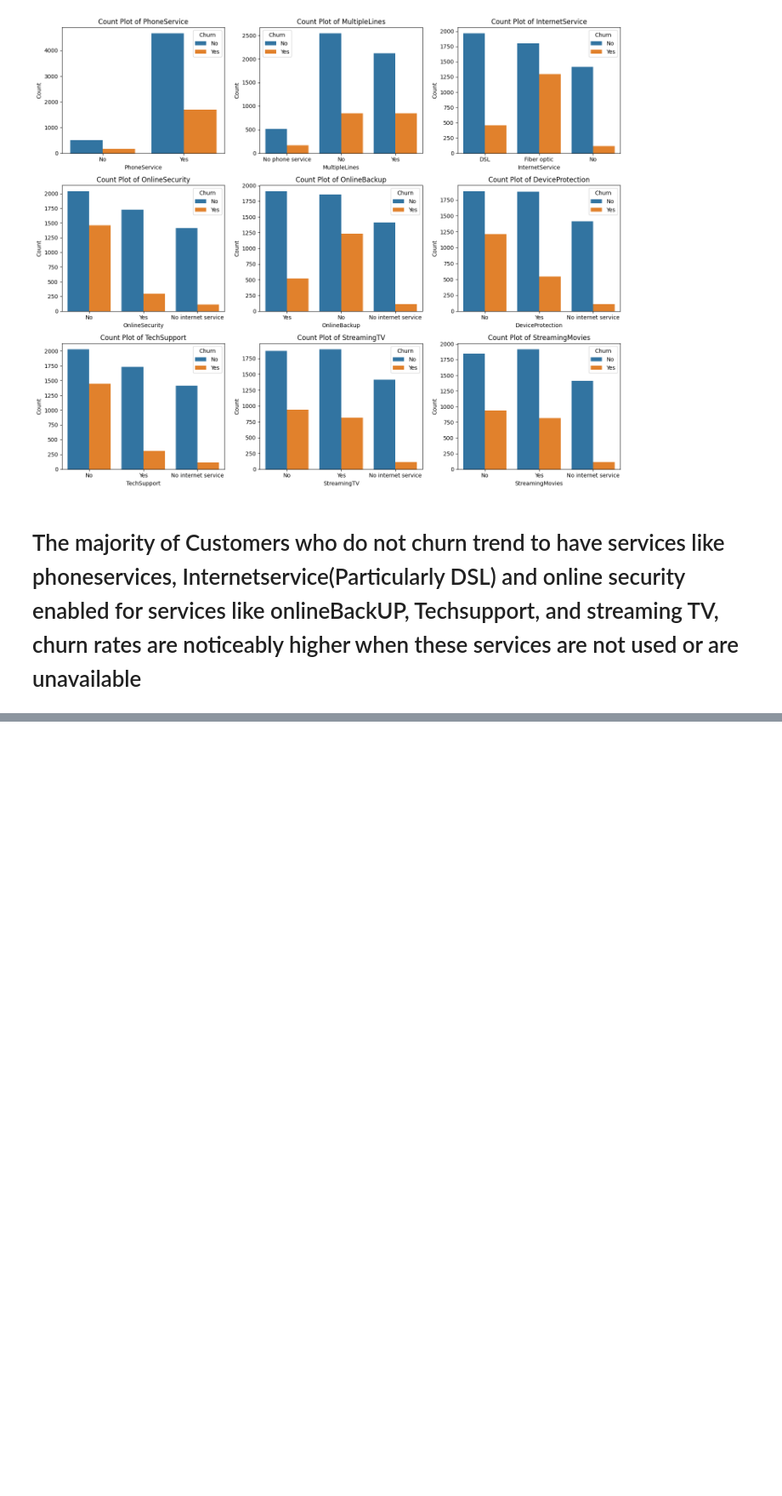
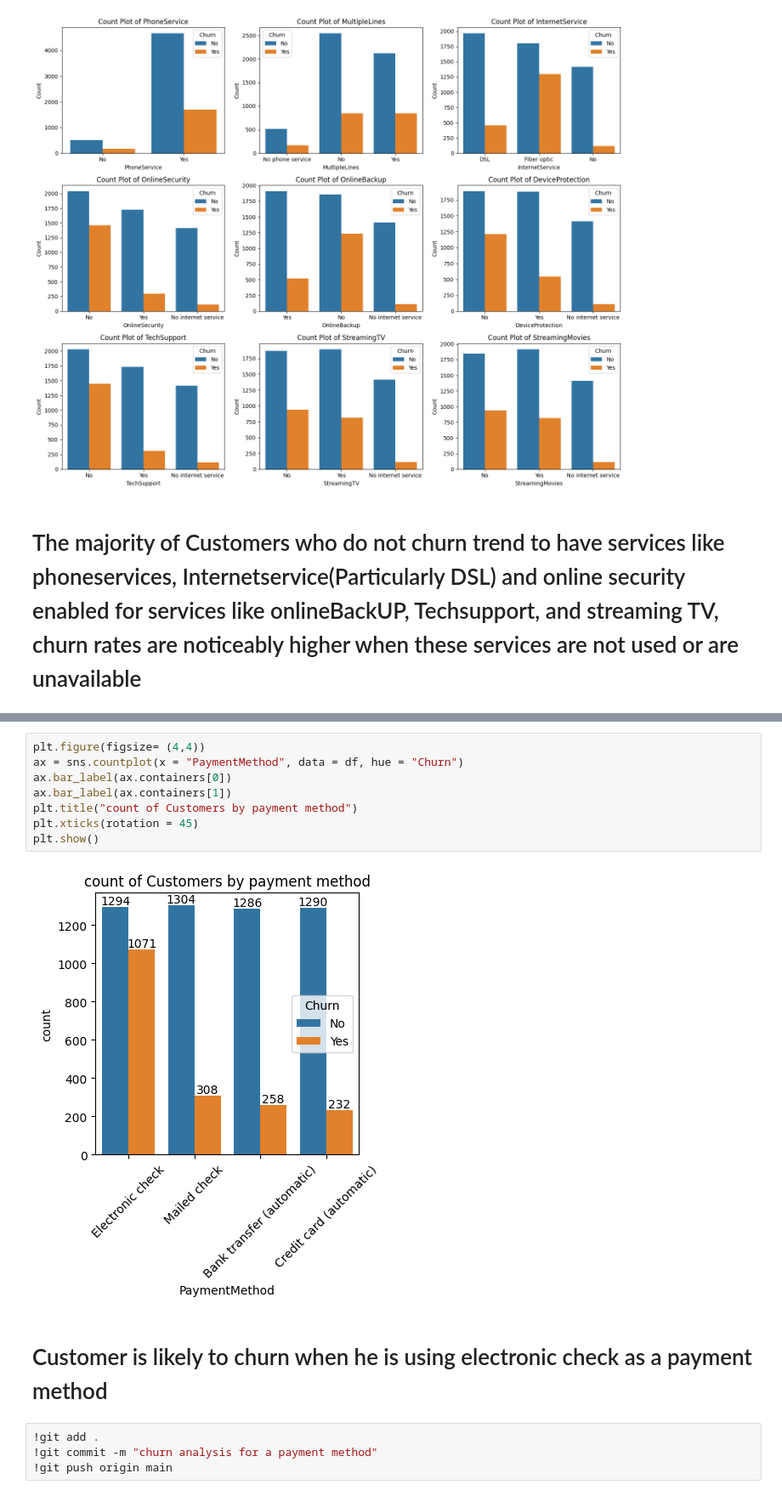
Before and after one commit to akanksha-upadhyay1/Exploratory-Data-Telecom-Customer-Churn-Analysis, a Jupyter notebook: Telecom_customer_churn.ipynb, the cells around one changed output, grey strips where cells are left out. Shown at 85% size. Cells and saved outputs as stored; diff of their text form; blank space fills up the shorter version.

Commit message:
churn analysis for a payment method

```diff
--- a/Telecom_customer_churn.ipynb
+++ b/Telecom_customer_churn.ipynb
@@ -303,0 +308,16 @@ warning: in the working copy of 'Telecom_customer_churn.ipynb', LF will be repla
+# %%
+plt.figure(figsize= (4,4))
+ax = sns.countplot(x = "PaymentMethod", data = df, hue = "Churn")
+ax.bar_label(ax.containers[0])
+ax.bar_label(ax.containers[1])
+plt.title("count of Customers by payment method")
+plt.xticks(rotation = 45)
+plt.show()
+# %% [output]
+[figure, added]
+# %% [markdown]
+# Customer is likely to churn when he is using electronic check as a payment method
+# %%
+!git add .
+!git commit -m "churn analysis for a payment method"
+!git push origin main
```
Also changed, not shown: parts of 1 cell of this notebook.
